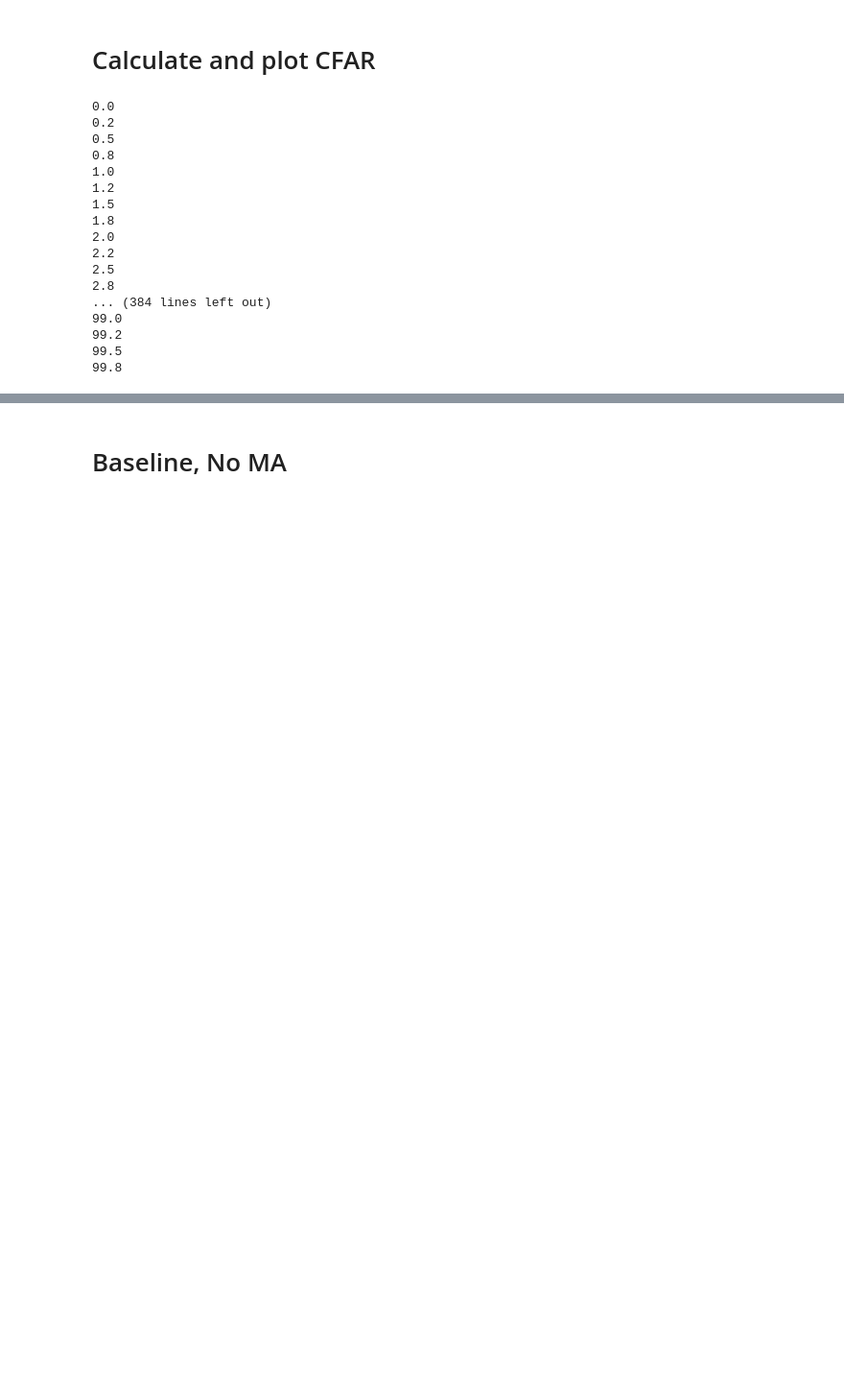
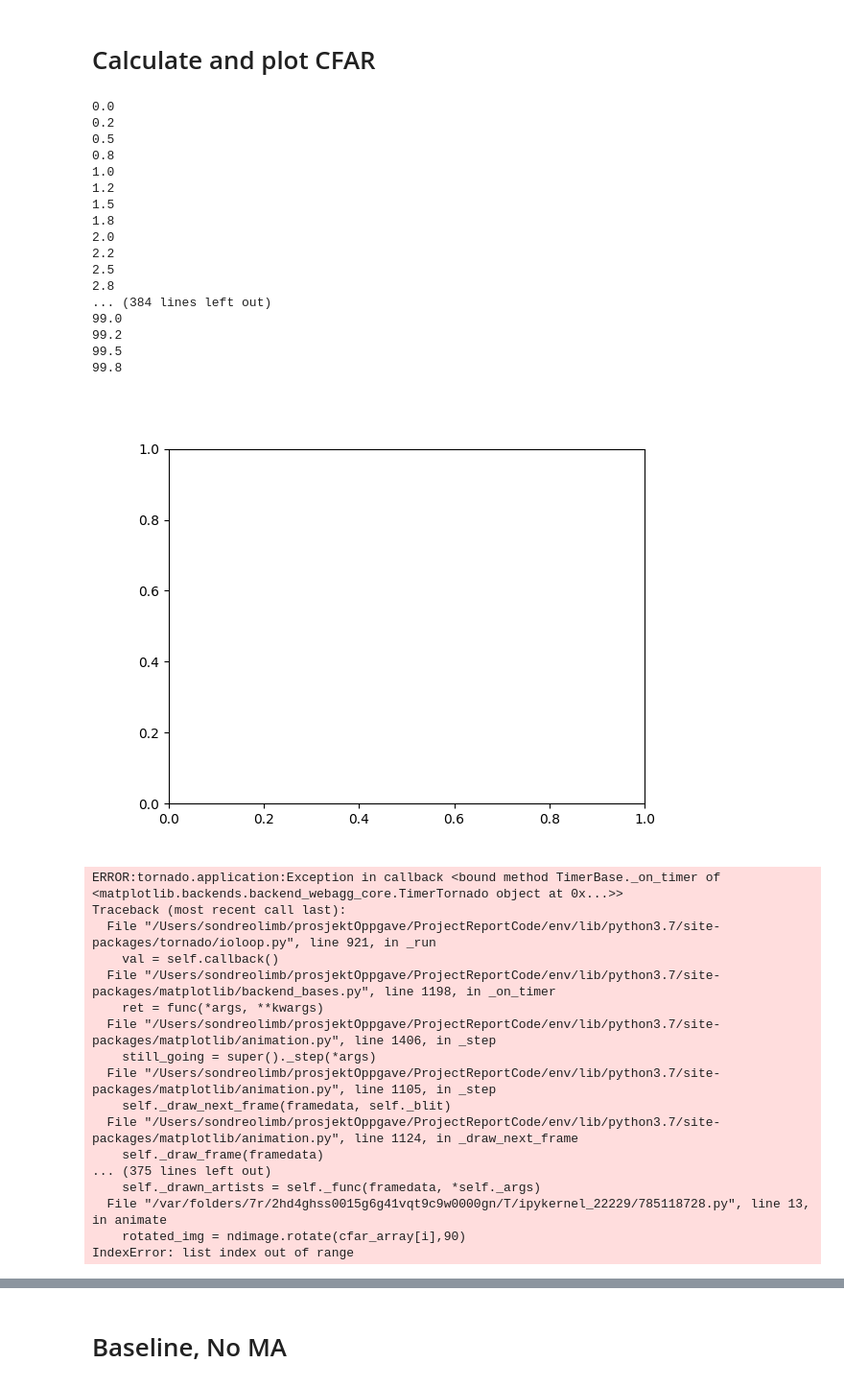
Before and after one commit to SondreOlimb/ProjectReportCode, a Jupyter notebook: position1_impoved.ipynb, the cells around one changed output, grey strips where cells are left out. Shown at 96% size. Drawn from its saved outputs; the diff is of its cells as text; code cells hidden in the pictures; blank space fills up the shorter version.

```diff
--- a/position1_impoved.ipynb
+++ b/position1_impoved.ipynb
@@ -232,25 +236,44 @@ for i,img in enumerate( data_diff[100:500]):
 # %%
 %matplotlib ipympl
 import numpy as np
 import matplotlib.pyplot as plt
 from matplotlib.animation import FuncAnimation
 import time
 
-fig=plt.figure()
-ax1=fig.add_subplot(1,1,1)
+fig_cfar=plt.figure()
+ax1_cfar=fig_cfar.add_subplot(1,1,1)
 
 
 
-def animate(i):
+def animate_cfar(i):
     rotated_img = ndimage.rotate(cfar_array[i],90)
-    ax1.imshow(rotated_img,cmap="plasma", vmin=0,vmax=300000)
-    ax1.set_title(f"Frame: {i}")
-    ax1.set_xticks(np.linspace(0,256,11),labels=np.round(np.linspace(-0.127552440715*127,0.127552440715*127,11),2))
-    ax1.set_yticks(np.linspace(0,256,9),labels=np.round(np.linspace(255*0.785277,0,9)),size =15)
-    ax1.autoscale(enable=True, axis='both')
+    ax1_cfar.imshow(rotated_img,cmap="plasma", vmin=0,vmax=300000)
+    ax1_cfar.set_title(f"Frame: {i}")
+    ax1_cfar.set_xticks(np.linspace(0,256,11),labels=np.round(np.linspace(-0.127552440715*127,0.127552440715*127,11),2))
+    ax1_cfar.set_yticks(np.linspace(0,256,9),labels=np.round(np.linspace(255*0.785277,0,9)),size =15)
+    ax1_cfar.autoscale(enable=True, axis='both')
 
-ani = FuncAnimation(fig, animate, interval=100)
+ani_cfar = FuncAnimation(fig_cfar, animate_cfar, interval=100)
 plt.show()
+# %% [output]
+[figure, added]
+ERROR:tornado.application:Exception in callback <bound method TimerBase._on_timer of <matplotlib.backends.backend_webagg_core.TimerTornado object at 0x...>>
+Traceback (most recent call last):
+  File "/Users/sondreolimb/prosjektOppgave/ProjectReportCode/env/lib/python3.7/site-packages/tornado/ioloop.py", line 921, in _run
+    val = self.callback()
+  File "/Users/sondreolimb/prosjektOppgave/ProjectReportCode/env/lib/python3.7/site-packages/matplotlib/backend_bases.py", line 1198, in _on_timer
+    ret = func(*args, **kwargs)
+  File "/Users/sondreolimb/prosjektOppgave/ProjectReportCode/env/lib/python3.7/site-packages/matplotlib/animation.py", line 1406, in _step
+    still_going = super()._step(*args)
+  File "/Users/sondreolimb/prosjektOppgave/ProjectReportCode/env/lib/python3.7/site-packages/matplotlib/animation.py", line 1105, in _step
+    self._draw_next_frame(framedata, self._blit)
+  File "/Users/sondreolimb/prosjektOppgave/ProjectReportCode/env/lib/python3.7/site-packages/matplotlib/animation.py", line 1124, in _draw_next_frame
+    self._draw_frame(framedata)
+... (375 lines left out)
+    self._drawn_artists = self._func(framedata, *self._args)
+  File "/var/folders/7r/2hd4ghss0015g6g41vqt9c9w0000gn/T/ipykernel_22229/785118728.py", line 13, in animate
+    rotated_img = ndimage.rotate(cfar_array[i],90)
+IndexError: list index out of range
 # %%
 labels = {
     "x_label":"Velocity [knots]",
```
Also changed, not shown: parts of 6 cells of this notebook, 4 other files.
